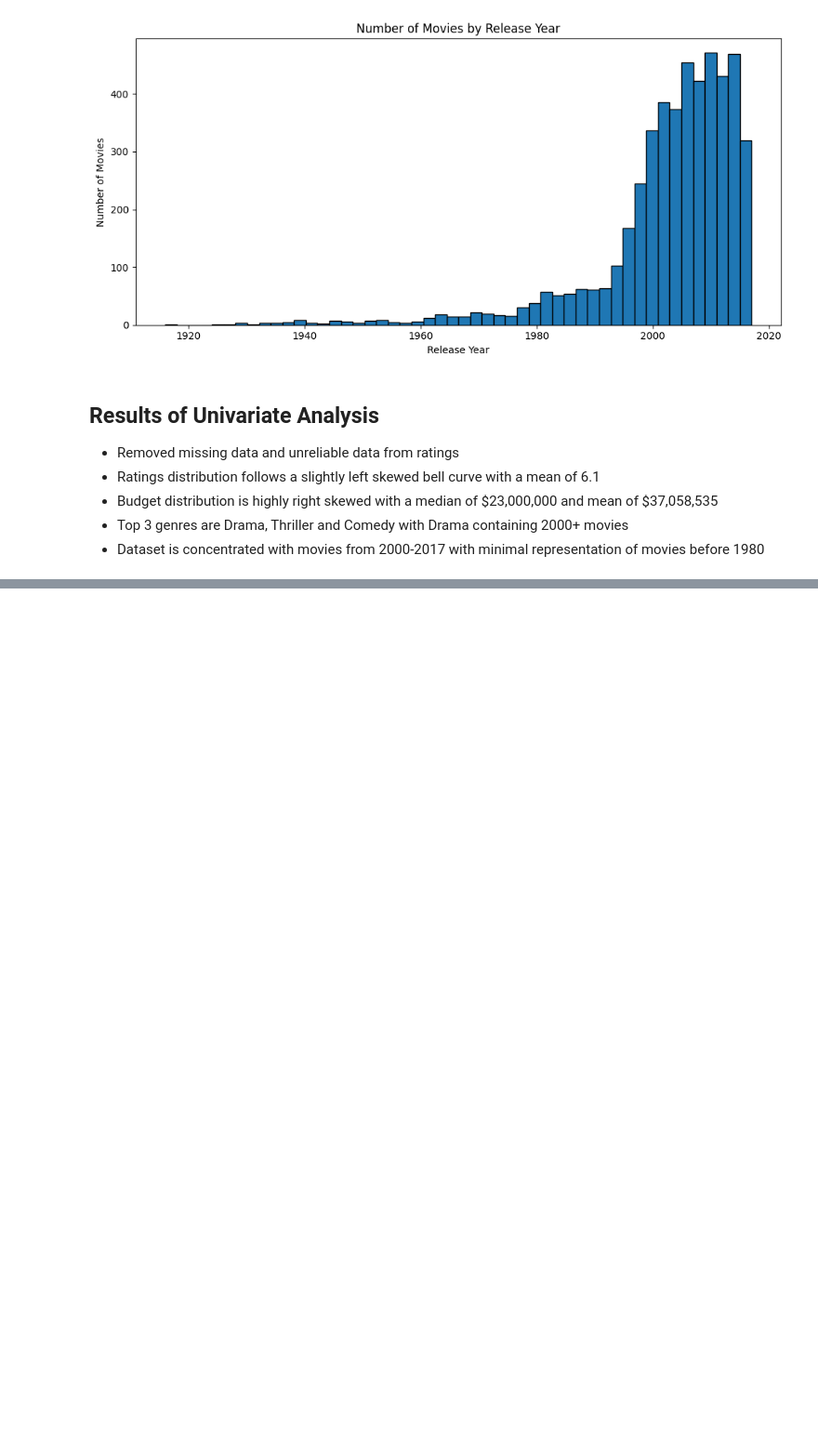
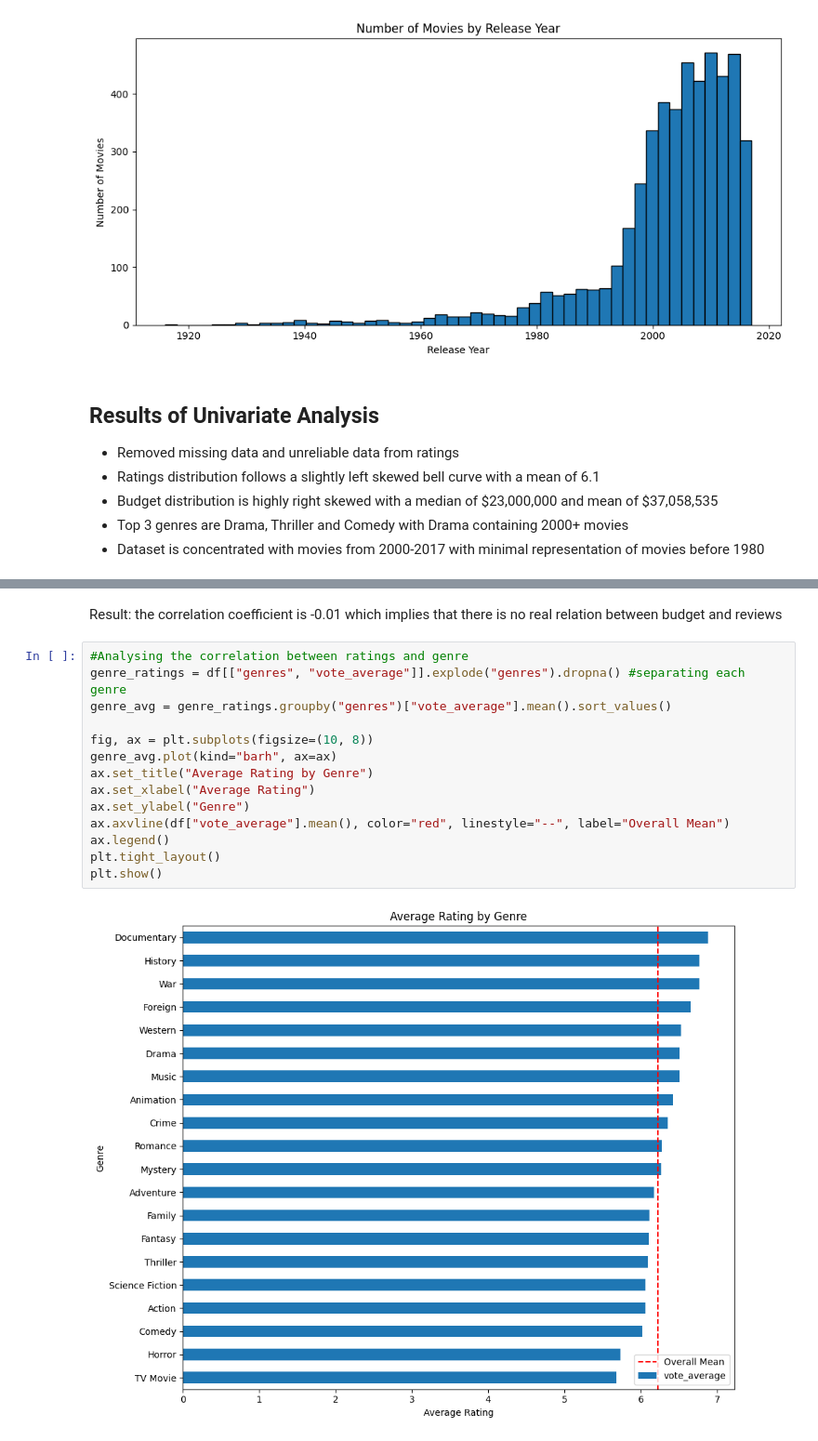
Before and after one commit to Ishan-Mishra21/Movies-EDA, a Jupyter notebook: MoviesEDA.ipynb, the cells around one changed output, grey strips where cells are left out. Shown at 93% size. Drawn from its saved outputs; the diff is of its cells as text; blank space fills up the shorter version.

```diff
--- a/MoviesEDA.ipynb
+++ b/MoviesEDA.ipynb
@@ -268,0 +305,18 @@ plt.show()
+# %% [markdown]
+Result: the correlation coefficient is -0.01 which implies that there is no real relation between budget and reviews
+# %%
+#Analysing the correlation between ratings and genre
+genre_ratings = df[["genres", "vote_average"]].explode("genres").dropna() #separating each genre
+genre_avg = genre_ratings.groupby("genres")["vote_average"].mean().sort_values()
+
+fig, ax = plt.subplots(figsize=(10, 8))
+genre_avg.plot(kind="barh", ax=ax)
+ax.set_title("Average Rating by Genre")
+ax.set_xlabel("Average Rating")
+ax.set_ylabel("Genre")
+ax.axvline(df["vote_average"].mean(), color="red", linestyle="--", label="Overall Mean")
+ax.legend()
+plt.tight_layout()
+plt.show()
+# %% [output]
+[figure, added]
```
Also changed, not shown: parts of 7 cells of this notebook.
